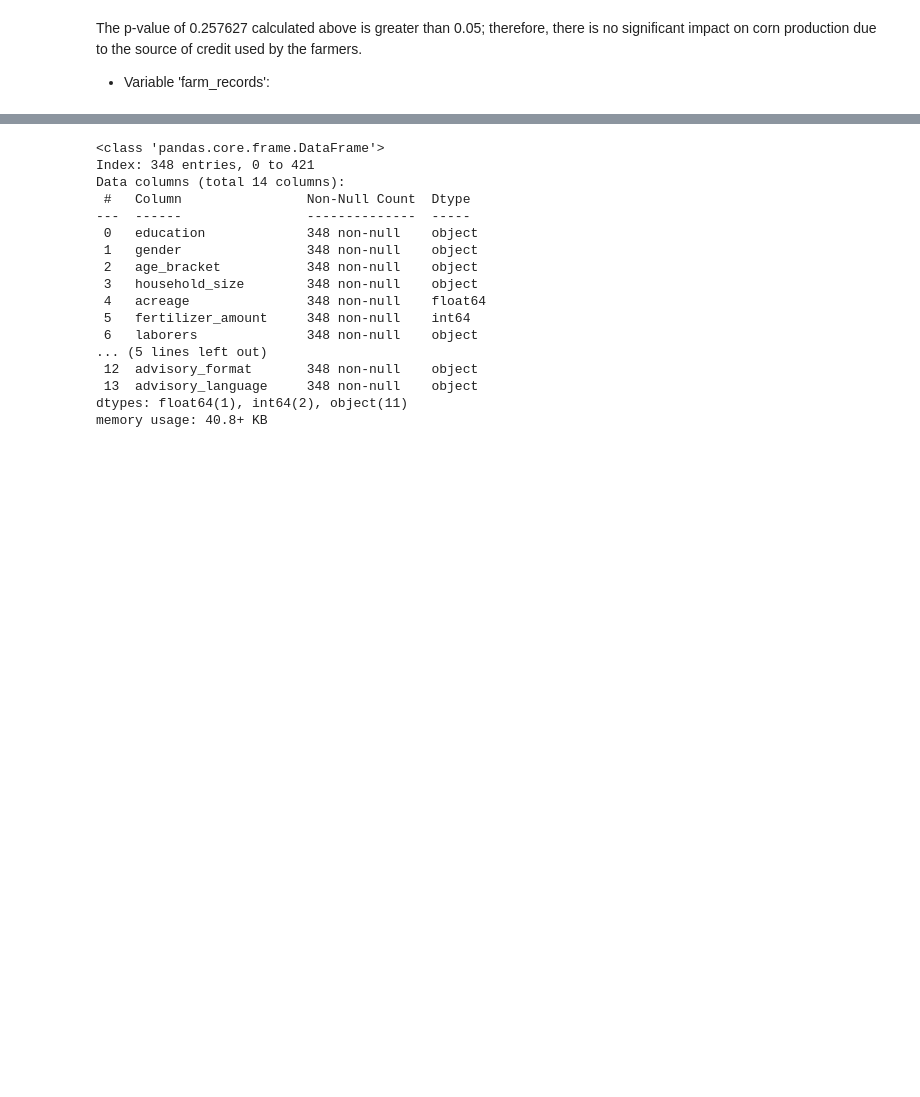
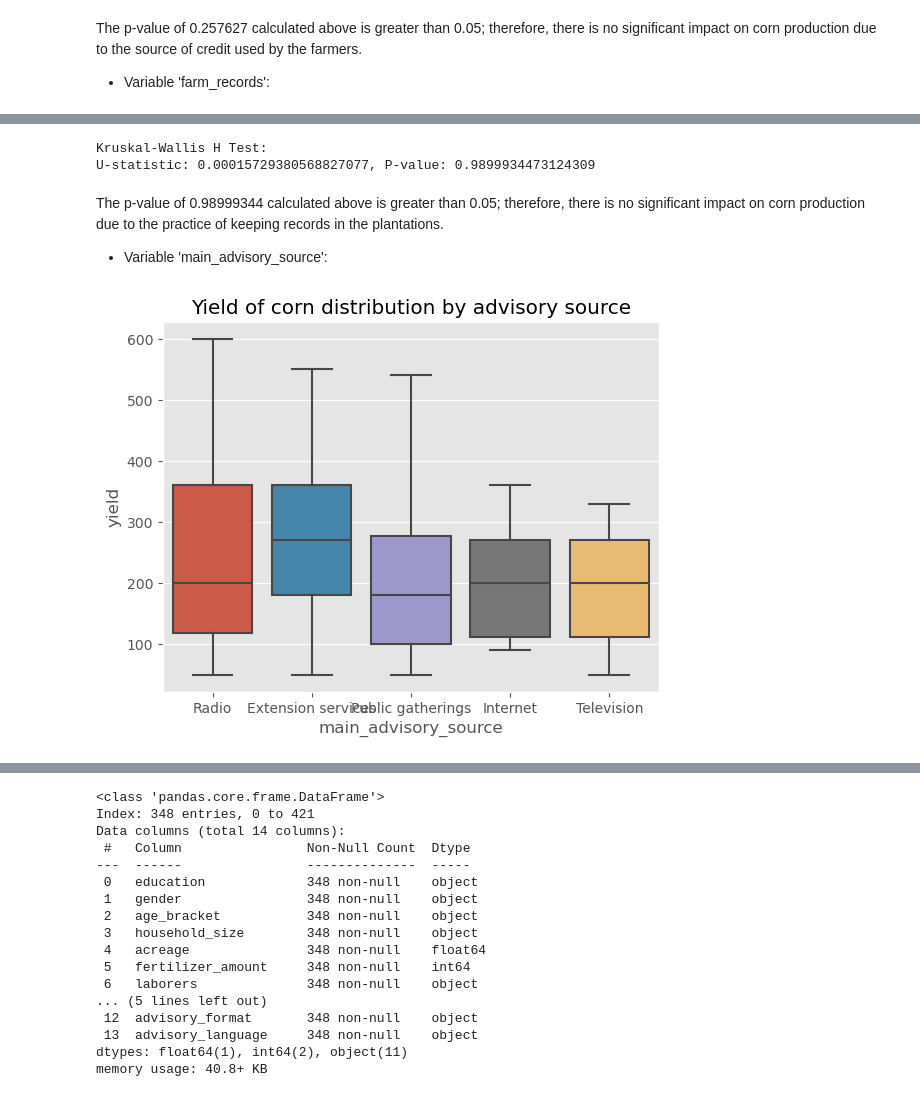
Before and after one commit to bizzaccelerator/midterm-project-mlzoomcamp, a Jupyter notebook: notebook.ipynb, the cells around one changed output, grey strips where cells are left out. Drawn from its saved outputs; the diff is of its cells as text; code cells hidden in the pictures; blank space fills up the shorter version.

```diff
--- a/notebook.ipynb
+++ b/notebook.ipynb
@@ -646,0 +677,19 @@ The p-value of 0.257627 calculated above is greater than 0.05; therefore, there
+# %%
+# Then, I'll apply the non-parametric alternative test for comparaison (Kruskal-Wallis Test):
+stat, p = kruskal(farm_wr, farm_wnr)
+print("\nKruskal-Wallis H Test:")
+print(f"U-statistic: {stat}, P-value: {p}")
+# %% [output]
+Kruskal-Wallis H Test:
+U-statistic: 0.00015729380568827077, P-value: 0.9899934473124309
+# %% [markdown]
+The p-value of 0.98999344 calculated above is greater than 0.05; therefore, there is no significant impact on corn production due to the practice of keeping records in the plantations.
+
+- Variable 'main_advisory_source':
+# %%
+# Now, the 'main_advisory_source' variable behave as:
+sns.boxplot(x="main_advisory_source", y="yield", data=corn_subset)
+plt.title("Yield of corn distribution by advisory source")
+plt.show()
+# %% [output]
+[figure, added]
```
Also changed, not shown: parts of 6 cells of this notebook.
